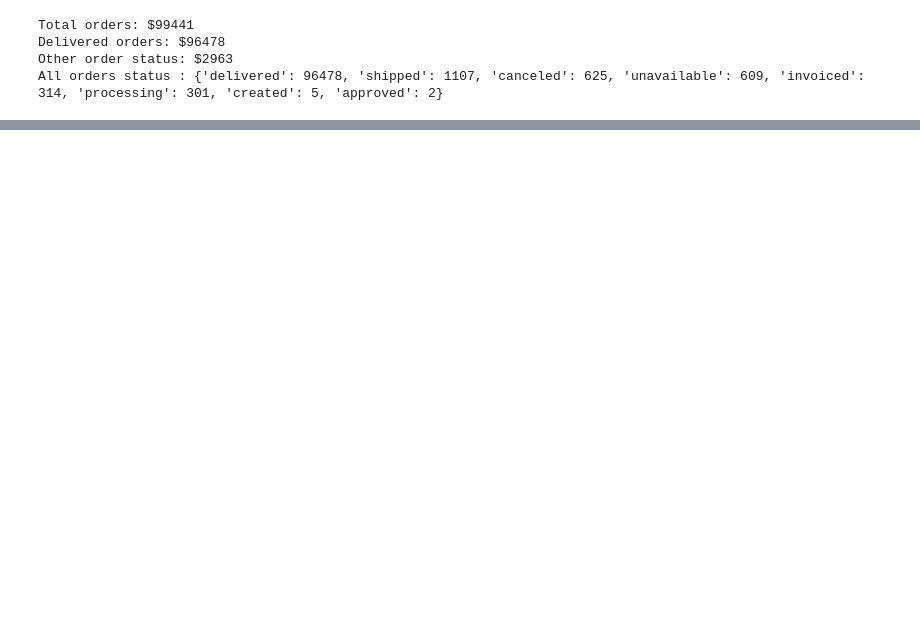
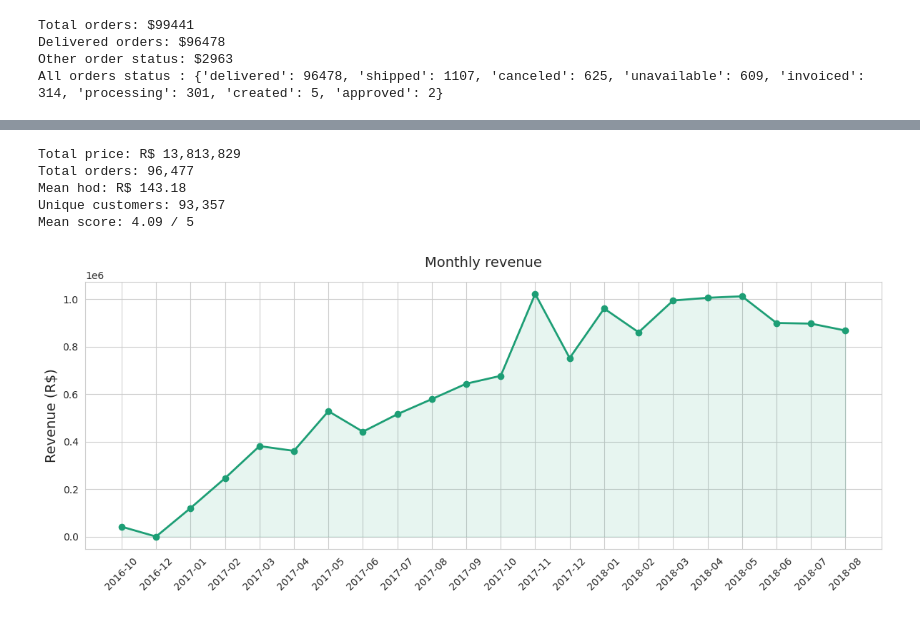
Before and after one commit to anthonyRanivoarison/ecommerce-analysis, a Jupyter notebook: notebooks/analysis.ipynb, the cells around one changed output, grey strips where cells are left out. Saved outputs shown, nothing was run; the diff lists cells and outputs as text; code cells hidden in the pictures; blank space fills up the shorter version.

Commit message:
feat: add monthly revenue aggregation

```diff
--- a/notebooks/analysis.ipynb
+++ b/notebooks/analysis.ipynb
@@ -48,3 +48,13 @@ Total orders: $99441
 Delivered orders: $96478
 Other order status: $2963
 All orders status : {'delivered': 96478, 'shipped': 1107, 'canceled': 625, 'unavailable': 609, 'invoiced': 314, 'processing': 301, 'created': 5, 'approved': 2}
+# %%
+df = (clean_orders
+      .merge(customers, on='customer_id')
+      .merge(items, on='order_id')
+      .merge(payments, on='order_id')
+      .merge(products, on='product_id')
+      .merge(translation, on='product_category_name', how='left')
+      .merge(sellers, on='seller_id')
+)
+df.shape
@@ -50,0 +63,9 @@ All orders status : {'delivered': 96478, 'shipped': 1107, 'canceled': 625, 'unav
+# %%
+df['month'] = df['order_purchase_timestamp'].dt.to_period('M')
+df['year'] = df['order_purchase_timestamp'].dt.year
+df['day_of_week'] = df['order_purchase_timestamp'].dt.day_name()
+df['hour'] = df['order_purchase_timestamp'].dt.hour
+
+df['revenue'] = df['price'] + df['freight_value'] # total revenue per article
+df['delay_days'] = (df['order_delivered_customer_date'] - df['order_estimated_delivery_date']).dt.days # delivery retardation
+df[['price', 'freight_value', 'revenue', 'delay_days']].head()
@@ -50,0 +85,34 @@ All orders status : {'delivered': 96478, 'shipped': 1107, 'canceled': 625, 'unav
+# %%
+# KPI
+total_price = df['price'].sum()
+distinct_total_order = df['order_id'].nunique()
+mean_hod = df.groupby('order_id')['price'].sum().mean()
+total_customer = df['customer_unique_id'].nunique()
+mean_score = reviews['review_score'].mean()
+
+print(f"Total price: R$ {total_price:,.0f}")
+print(f"Total orders: {distinct_total_order:,}")
+print(f"Mean hod: R$ {mean_hod:.2f}")
+print(f"Unique customers: {total_customer:,}")
+print(f"Mean score: {mean_score:.2f} / 5")
+# %% [output]
+Total price: R$ 13,813,829
+Total orders: 96,477
+Mean hod: R$ 143.18
+Unique customers: 93,357
+Mean score: 4.09 / 5
+# %%
+monthly_total_price = (df.groupby('month')['price'].sum().reset_index())
+monthly_total_price['month_in_str'] = monthly_total_price['month'].astype(str)
+
+fig, ax = plt.subplots()
+ax.plot(monthly_total_price['month_in_str'], monthly_total_price['price'], marker='o', linewidth=2, color='#1D9E75')
+
+ax.fill_between(monthly_total_price['month_in_str'], monthly_total_price['price'], alpha=0.1, color='#1D9E75')
+ax.set_title('Monthly revenue', fontsize=14, pad=15)
+ax.set_ylabel('Revenue (R$)', fontsize=14)
+ax.tick_params(axis='x', rotation=45)
+plt.tight_layout()
+plt.savefig('../outputs/monthly_revenue.png', dpi=150)
+# %% [output]
+[figure, added]
```
Also changed, not shown: parts of 2 cells of this notebook.
